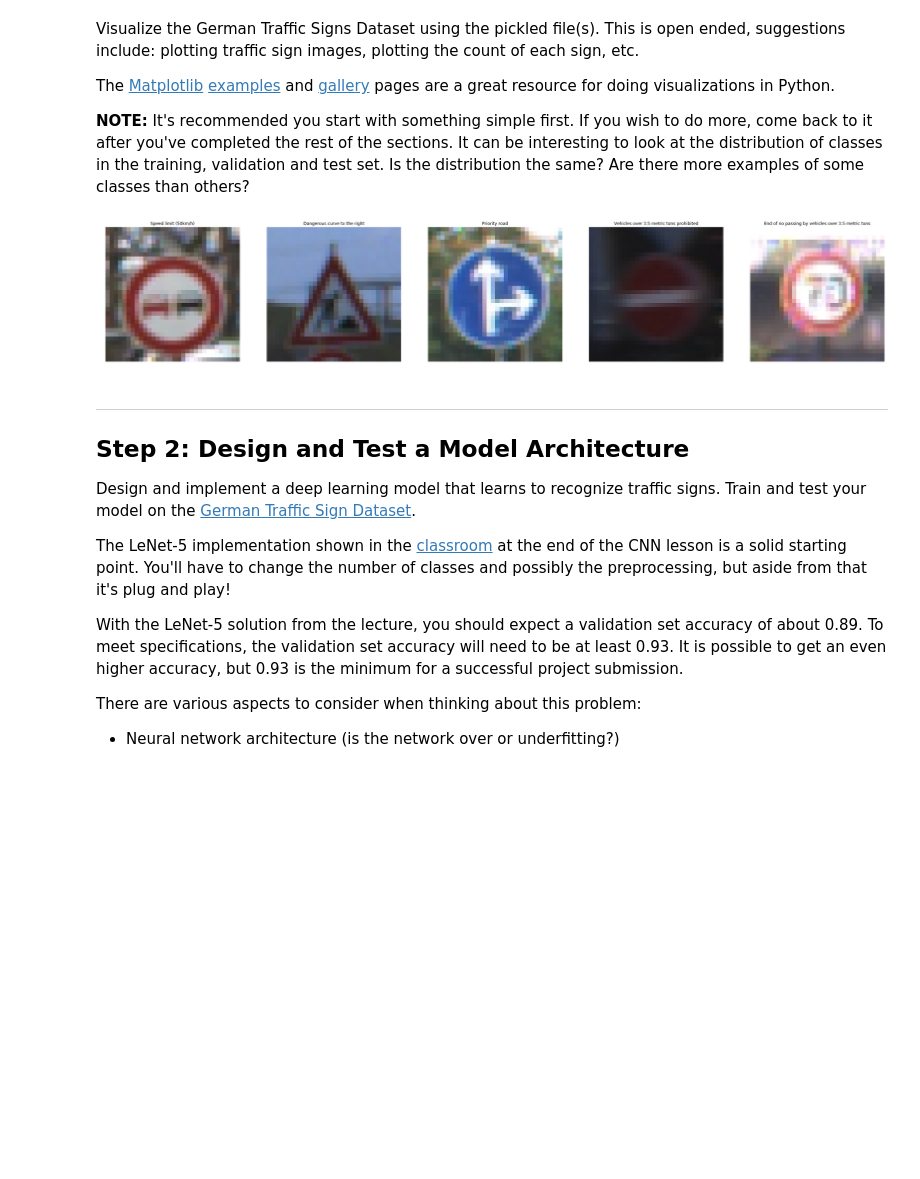
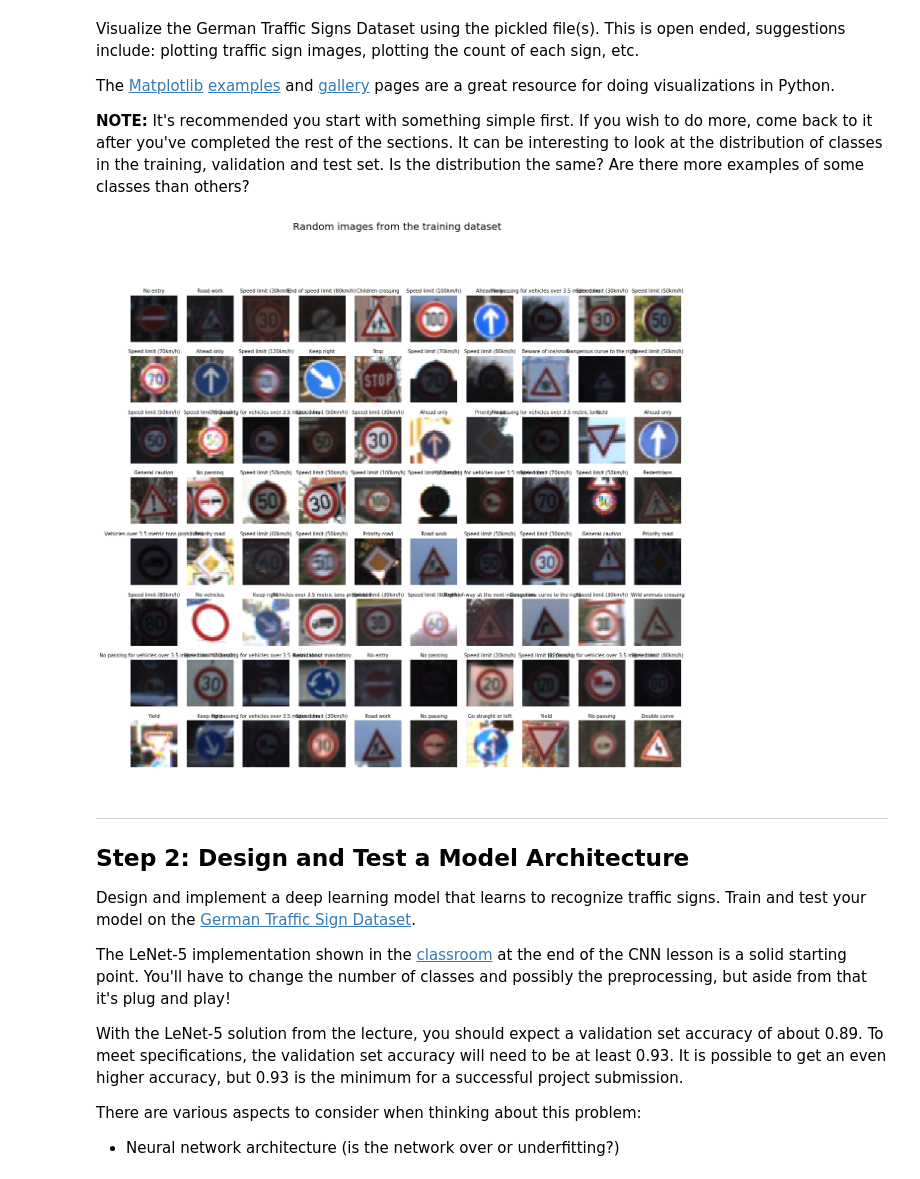
Before and after one commit to Charles-Catta/German-Traffic-Sign-Classifier, a Jupyter notebook: Traffic_Sign_Classifier.ipynb, the cells around one changed output. Saved outputs shown, nothing was run; the diff lists cells and outputs as text; code cells hidden in the pictures; blank space fills up the shorter version.

```diff
--- a/Traffic_Sign_Classifier.ipynb
+++ b/Traffic_Sign_Classifier.ipynb
@@ -129,20 +150,31 @@ Visualize the German Traffic Signs Dataset using the pickled file(s). This is op
 The [Matplotlib](http://matplotlib.org/) [examples](http://matplotlib.org/examples/index.html) and [gallery](http://matplotlib.org/gallery.html) pages are a great resource for doing visualizations in Python.
 
 **NOTE:** It's recommended you start with something simple first. If you wish to do more, come back to it after you've completed the rest of the sections. It can be interesting to look at the distribution of classes in the training, validation and test set. Is the distribution the same? Are there more examples of some classes than others?
-# %%
-import random
-
-plt.figure(figsize=(40, 100))
-# Choose 5 images at random from the dataset and show them with their appropriate text labels as a title
-for idx, num in enumerate(random.sample(range(0, n_train + 1), 5)):
-    plt.subplot(151 + idx).set_title(sign_labels[str(y_train[num])])
-    plt.axis('off')
-    plt.imshow(X_train[num])
-plt.show()
-
-%matplotlib inline
-# %% [output]
-[figure, removed]
+# %%
+import random
+
+def visualize_dataset(x, y, n=5, grayscale=False, title="", rand=False, squeeze=False, size_x=10, size_y=5):
+    plt.figure(figsize=(size_x, size_y)).suptitle(title, fontsize=20)
+
+    if rand:
+        gen = ((img, label) for img, label in random.sample(list(zip(x, y)), n))
+    else:
+        gen = ((img, label) for img, label in zip(x, y))
+
+    for i in range(n):
+        img, label = next(gen)
+        plt.subplot(1 + n//10, 10, i+1).set_title(get_label(label), fontsize=10)
+        plt.axis('off')
+        if squeeze:
+            img = img.squeeze()
+        plt.imshow(img, cmap="gray") if grayscale else plt.imshow(img)
+
+    plt.show()
+    %matplotlib inline
+# %%
+visualize_dataset(X_train, y_train, 80, title="Random images from the training dataset", rand=True, size_x=20, size_y=20)
+# %% [output]
+[figure, added]
 # %% [markdown]
 ----
 
```
Also changed, not shown: parts of 24 cells of this notebook, 8 other files.
